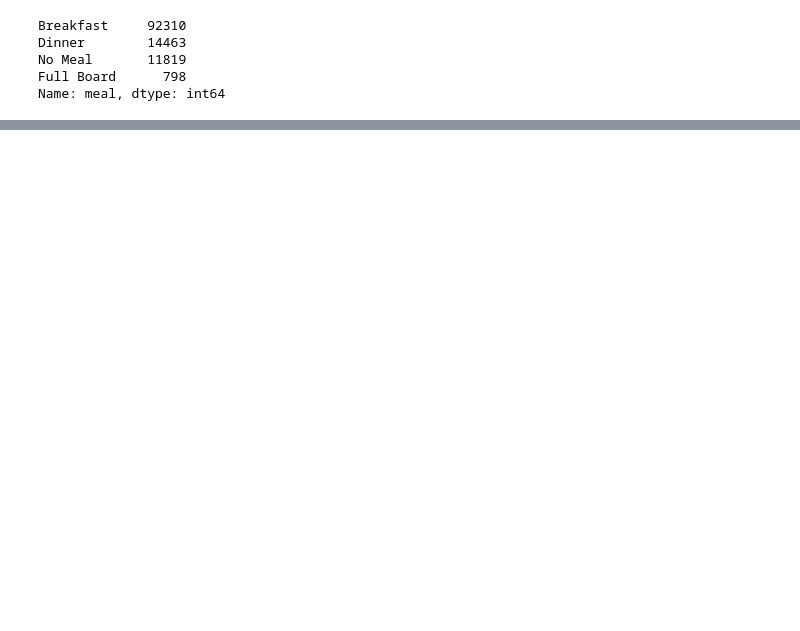
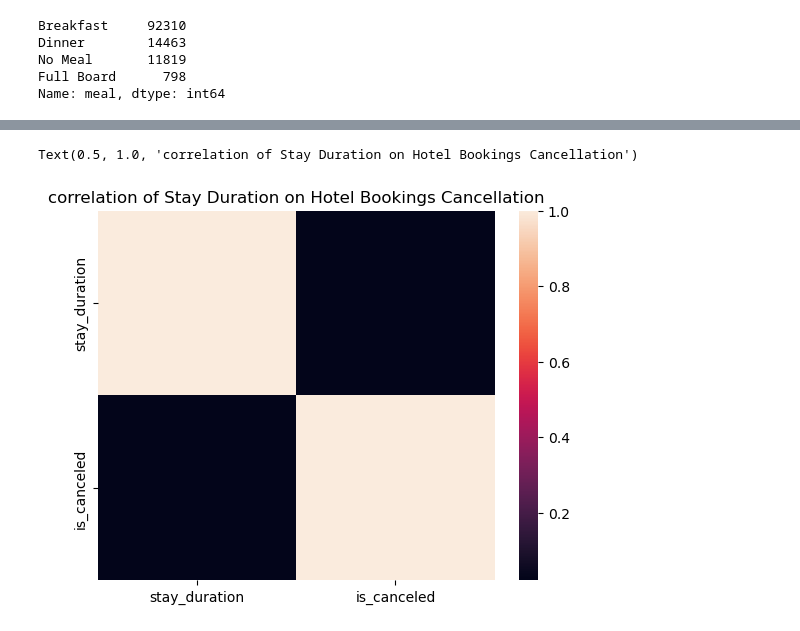
Before and after one commit to Ujeeg/Investigate-Hotel-Business-using-Data-Visualization, a Jupyter notebook: Project 2 Stage 1.ipynb, the cells around one changed output, grey strips where cells are left out. Cells and saved outputs as stored; diff of their text form; code cells hidden in the pictures; blank space fills up the shorter version.

```diff
--- a/Project 2 Stage 1.ipynb
+++ b/Project 2 Stage 1.ipynb
@@ -127,0 +270,7 @@ df_selection
+# %%
+columns=(['stay_duration', 'is_canceled'])
+sb.heatmap(df_selection[columns].corr())
+plt.title('correlation of Stay Duration on Hotel Bookings Cancellation')
+# %% [output]
+Text(0.5, 1.0, 'correlation of Stay Duration on Hotel Bookings Cancellation')
+[figure, added]
```
Also changed, not shown: parts of 43 cells of this notebook.
